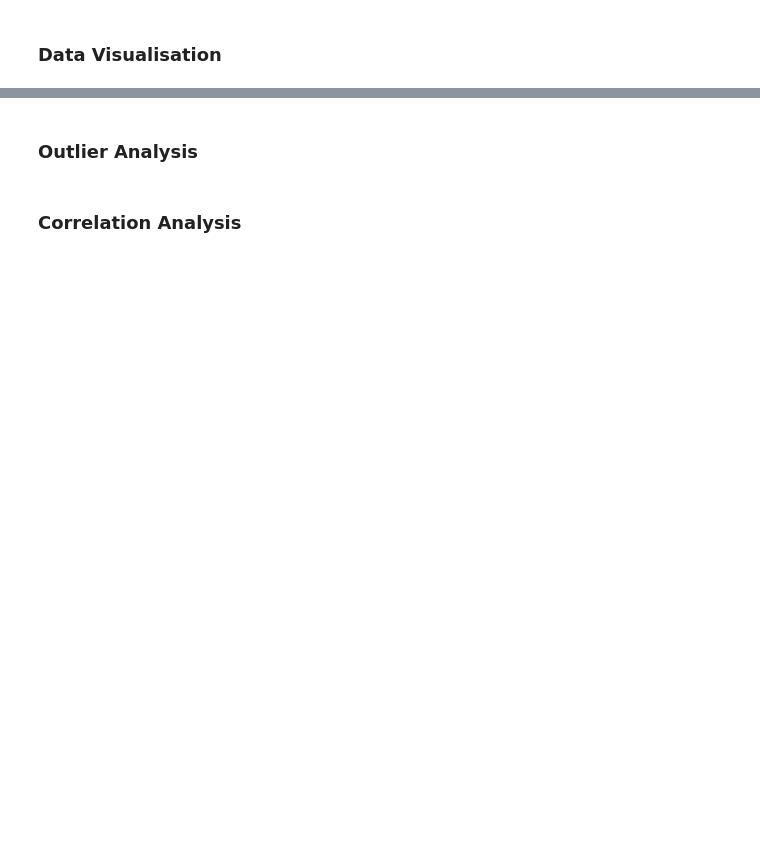
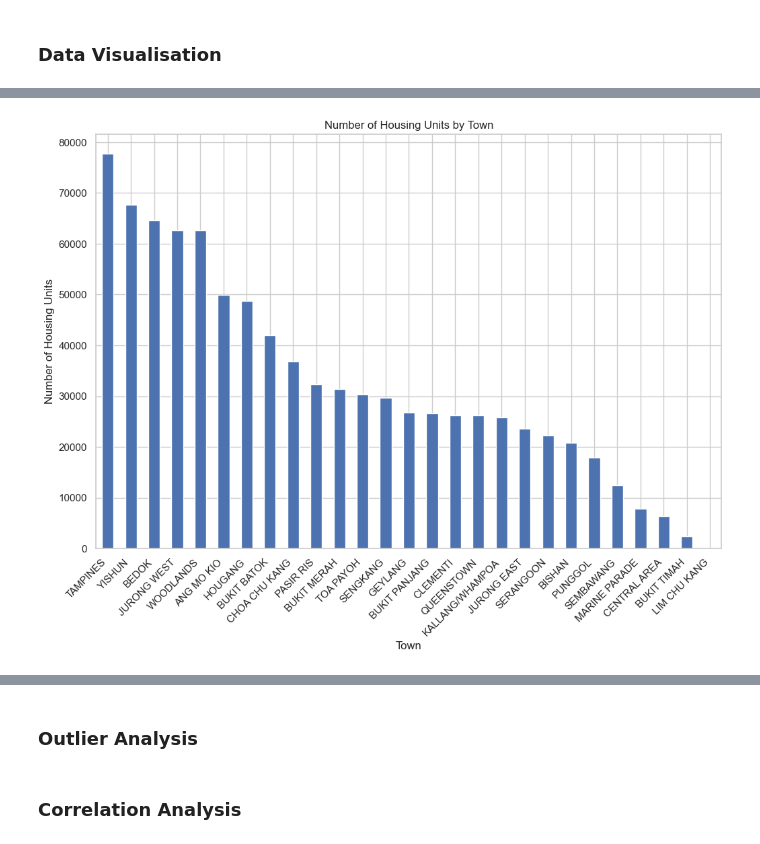
Before and after one commit to kkinmunn/is4303_hdbresale, a Jupyter notebook: eda/eda.ipynb, the cells around one changed output, grey strips where cells are left out. Saved outputs shown, nothing was run; the diff lists cells and outputs as text; code cells hidden in the pictures; blank space fills up the shorter version.

```diff
--- a/eda/eda.ipynb
+++ b/eda/eda.ipynb
@@ -82,0 +109,18 @@ data_hdb_raw.describe()
+# %%
+# bar chart for town
+
+# count the occurrences of each town
+town_counts = data_hdb_raw['town'].value_counts()
+
+# size
+plt.figure(figsize=(12, 8))
+
+# plot
+town_counts.plot(kind='bar')
+plt.title('Number of Housing Units by Town')
+plt.xlabel('Town')
+plt.ylabel('Number of Housing Units')
+plt.xticks(rotation=45, ha='right')
+plt.show()
+# %% [output]
+[figure, added]
```
Also changed, not shown: parts of 11 cells of this notebook.
